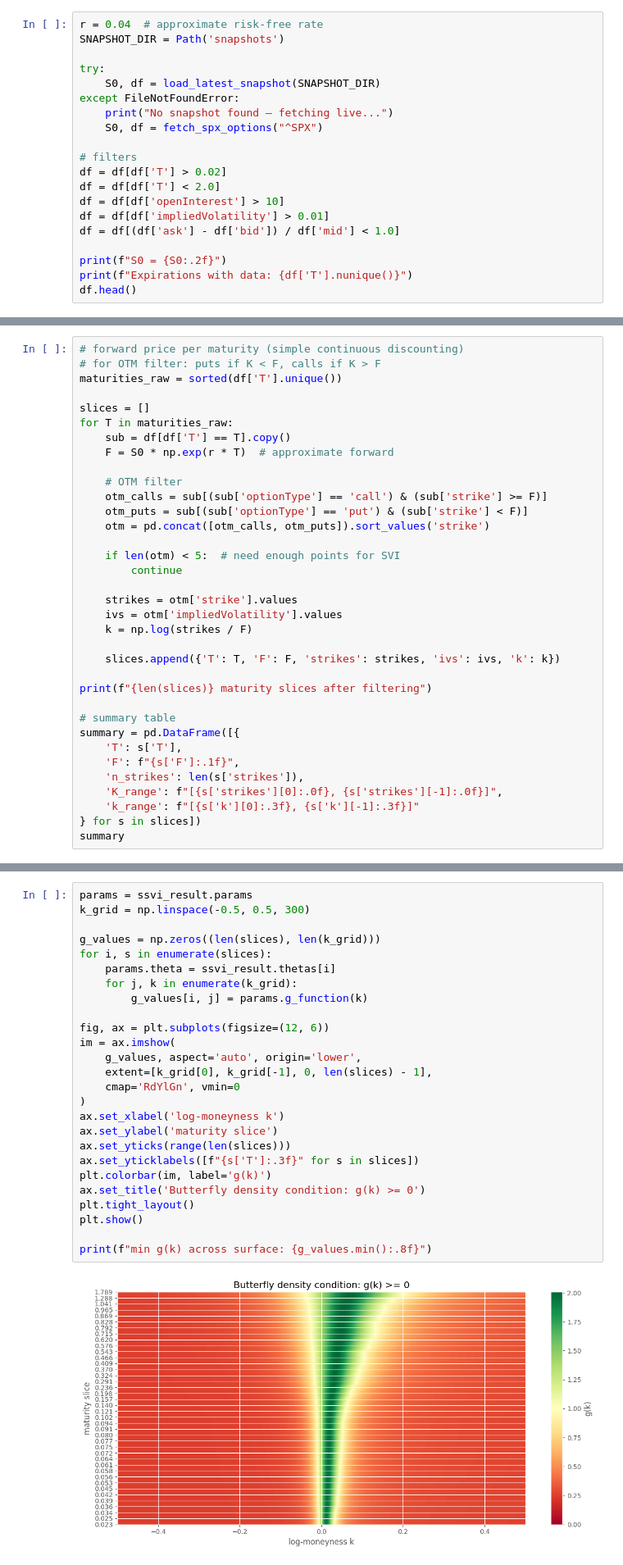
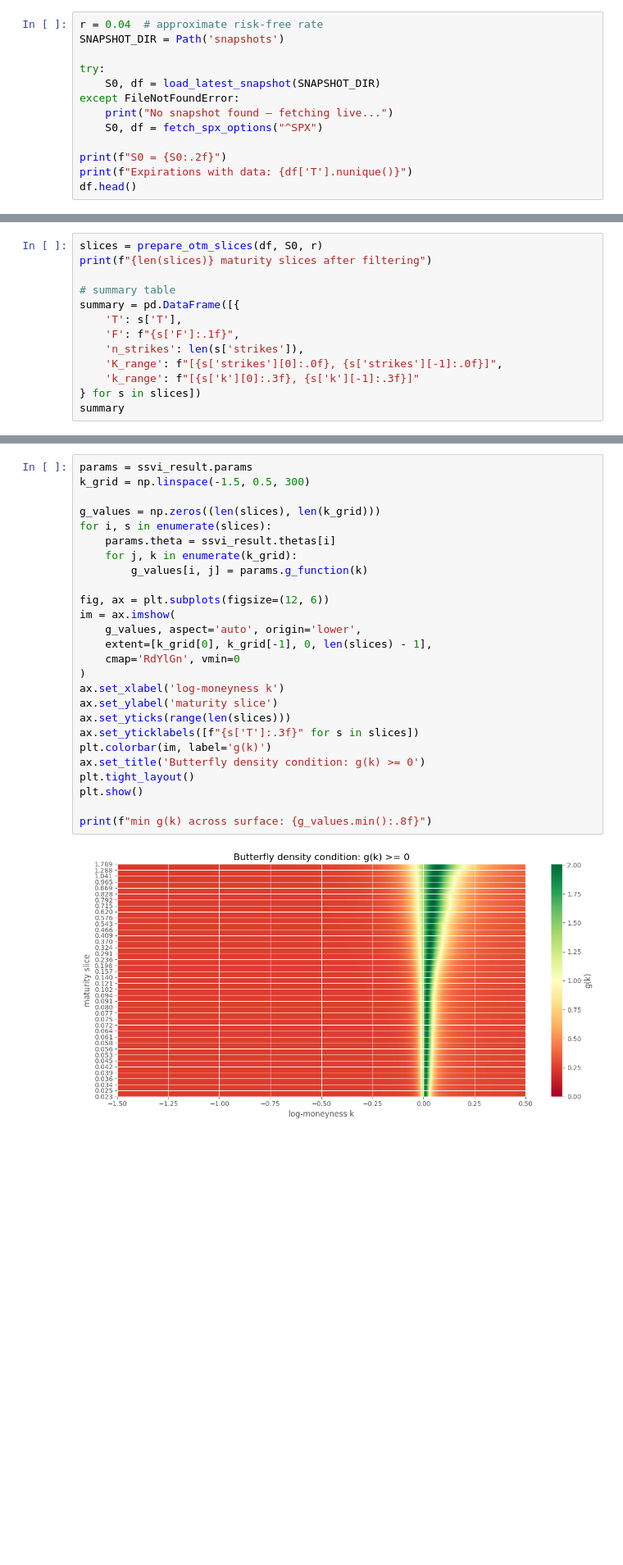
Before and after one commit to libapatrik/Quantitative-Finance-Book, a Jupyter notebook: calibration/02_ssvi.ipynb, the cells around one changed output, grey strips where cells are left out. Shown at 82% size. Cells and saved outputs as stored; diff of their text form; blank space fills up the shorter version.

```diff
--- a/calibration/02_ssvi.ipynb
+++ b/calibration/02_ssvi.ipynb
@@ -30,13 +30,6 @@ except FileNotFoundError:
     print("No snapshot found — fetching live...")
     S0, df = fetch_spx_options("^SPX")
 
-# filters
-df = df[df['T'] > 0.02]
-df = df[df['T'] < 2.0]
-df = df[df['openInterest'] > 10]
-df = df[df['impliedVolatility'] > 0.01]
-df = df[(df['ask'] - df['bid']) / df['mid'] < 1.0]
-
 print(f"S0 = {S0:.2f}")
 print(f"Expirations with data: {df['T'].nunique()}")
 df.head()
@@ -43,27 +46,5 @@ df.head()
 # %%
-# forward price per maturity (simple continuous discounting)
-# for OTM filter: puts if K < F, calls if K > F
-maturities_raw = sorted(df['T'].unique())
-
-slices = []
-for T in maturities_raw:
-    sub = df[df['T'] == T].copy()
-    F = S0 * np.exp(r * T)  # approximate forward
-
-    # OTM filter
-    otm_calls = sub[(sub['optionType'] == 'call') & (sub['strike'] >= F)]
-    otm_puts = sub[(sub['optionType'] == 'put') & (sub['strike'] < F)]
-    otm = pd.concat([otm_calls, otm_puts]).sort_values('strike')
-
-    if len(otm) < 5:  # need enough points for SVI
-        continue
-
-    strikes = otm['strike'].values
-    ivs = otm['impliedVolatility'].values
-    k = np.log(strikes / F)
-
-    slices.append({'T': T, 'F': F, 'strikes': strikes, 'ivs': ivs, 'k': k})
-
+slices = prepare_otm_slices(df, S0, r)
 print(f"{len(slices)} maturity slices after filtering")
 
 # summary table
@@ -262,29 +249,29 @@ plt.show()
 Two conditions for no static arbitrage: butterfly (density $g(k) \geq 0$) and calendar spread (total variance non-decreasing in $T$).
 # %%
 params = ssvi_result.params
-k_grid = np.linspace(-0.5, 0.5, 300)
+k_grid = np.linspace(-1.5, 0.5, 300)
 
 g_values = np.zeros((len(slices), len(k_grid)))
 for i, s in enumerate(slices):
     params.theta = ssvi_result.thetas[i]
     for j, k in enumerate(k_grid):
         g_values[i, j] = params.g_function(k)
 
 fig, ax = plt.subplots(figsize=(12, 6))
 im = ax.imshow(
     g_values, aspect='auto', origin='lower',
     extent=[k_grid[0], k_grid[-1], 0, len(slices) - 1],
     cmap='RdYlGn', vmin=0
 )
 ax.set_xlabel('log-moneyness k')
 ax.set_ylabel('maturity slice')
 ax.set_yticks(range(len(slices)))
 ax.set_yticklabels([f"{s['T']:.3f}" for s in slices])
 plt.colorbar(im, label='g(k)')
 ax.set_title('Butterfly density condition: g(k) >= 0')
 plt.tight_layout()
 plt.show()
 
 print(f"min g(k) across surface: {g_values.min():.8f}")
 # %% [output]
-[figure, old version]
+[figure, new version]
```
Also changed, not shown: parts of 11 cells of this notebook, 5 other files.
